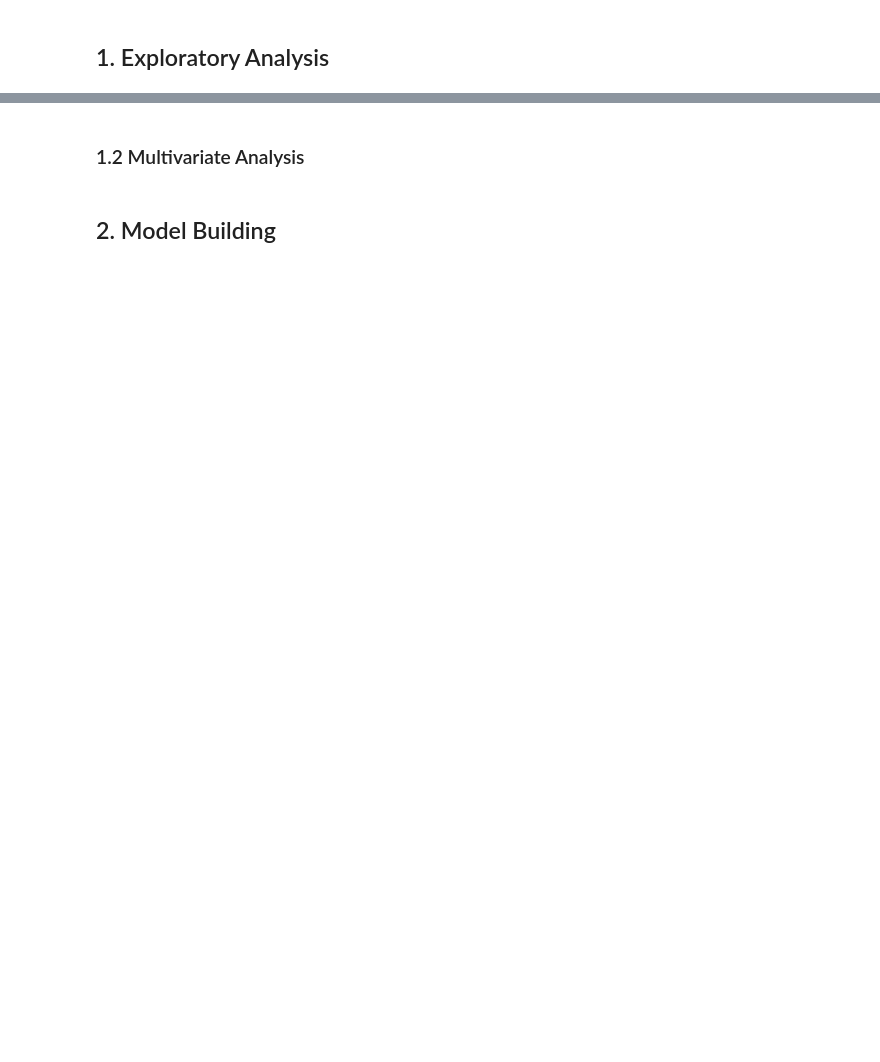
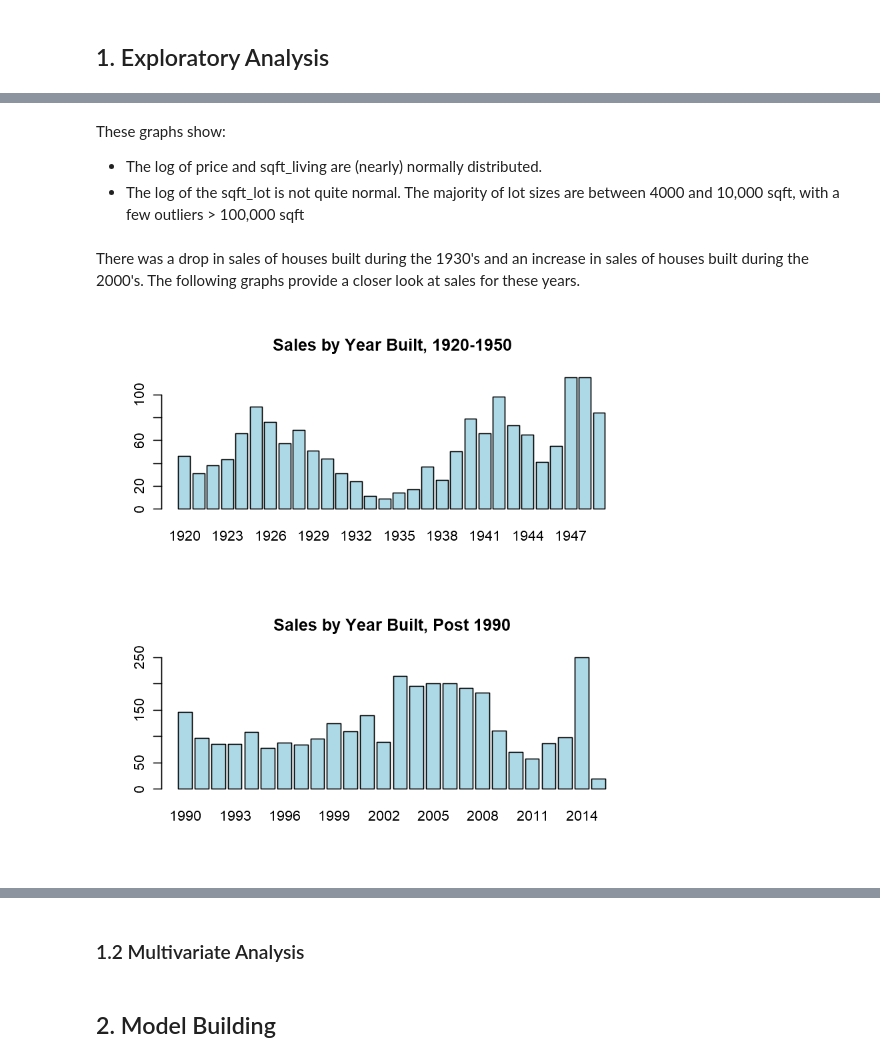
Before and after one commit to DanielTranDS/HousePrice-EDA-Modelling, a Jupyter notebook: HousePrice_Codes.ipynb, the cells around one changed output, grey strips where cells are left out. Saved outputs shown, nothing was run; the diff lists cells and outputs as text; code cells hidden in the pictures; blank space fills up the shorter version.

```diff
--- a/HousePrice_Codes.ipynb
+++ b/HousePrice_Codes.ipynb
@@ -12,0 +214,14 @@
+# %% [markdown]
+These graphs show:
+- The log of price and sqft_living are (nearly) normally distributed.
+- The log of the sqft_lot is not quite normal. The majority of lot sizes are between 4000 and 10,000 sqft, with a few outliers > 100,000 sqft
+# %% [markdown]
+There was a drop in sales of houses built during the 1930's and an increase in sales of houses built during the 2000's. The following graphs provide a closer look at sales for these years.
+# %%
+par(mfrow=c(2,1))
+plot(as.factor(yr_built[yr_built >= 1920 & yr_built < 1950]),
+     main = "Sales by Year Built, 1920-1950", col="lightblue")
+plot(as.factor(yr_built[yr_built >= 1990]),
+     main = "Sales by Year Built, Post 1990", col="lightblue")
+# %% [output]
+[figure, added]
```
Also changed, not shown: parts of 21 cells of this notebook.
